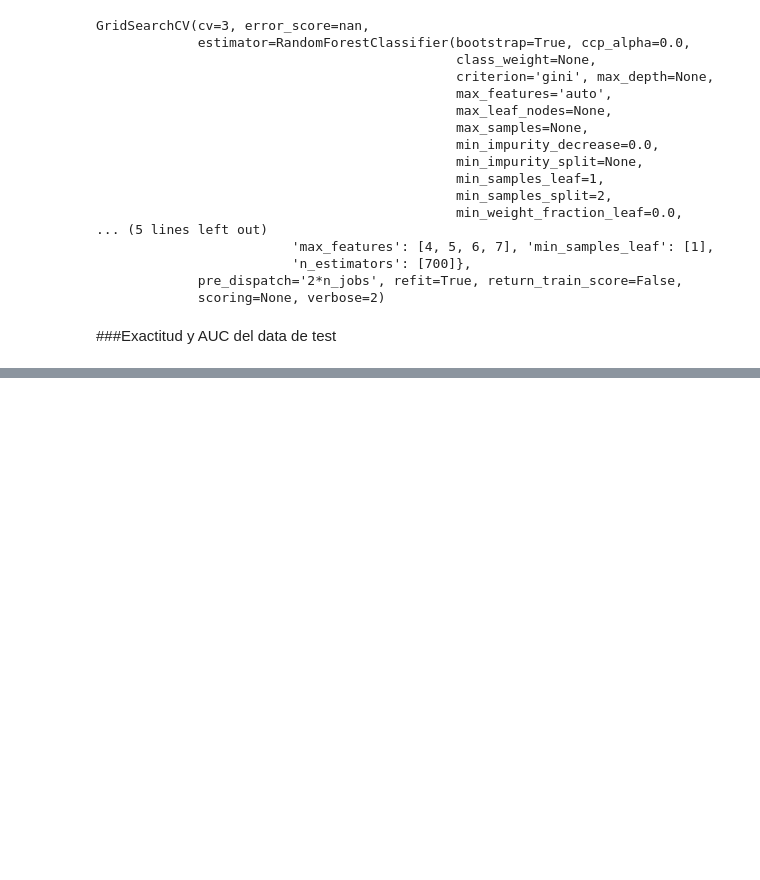
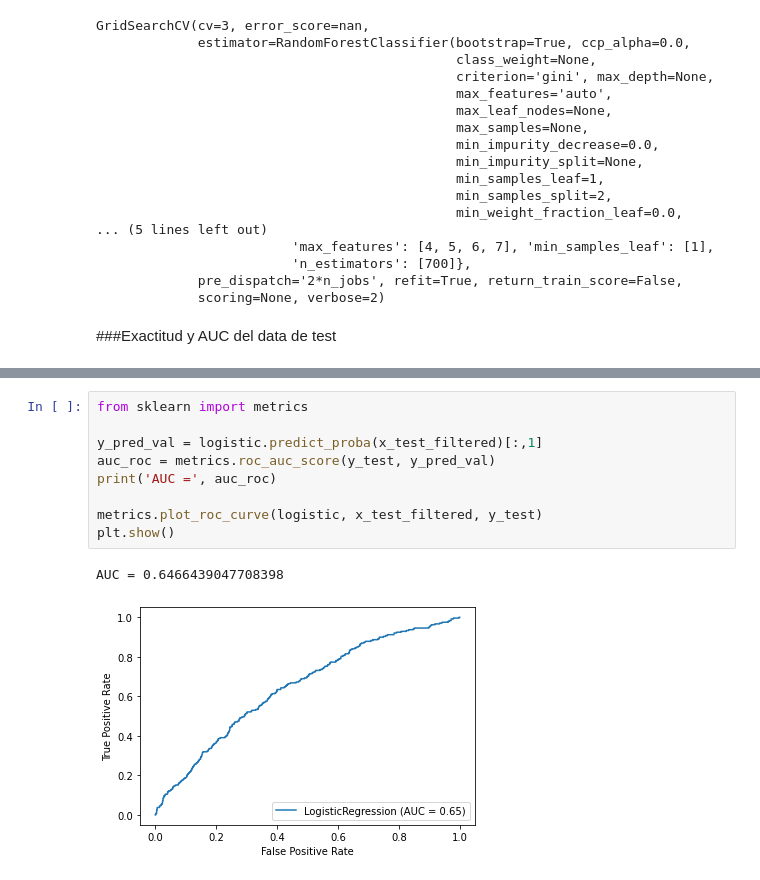
Before and after one commit to GRUPO-I/coil-2000, a Jupyter notebook: Copia1de_coil_2000.ipynb, the cells around one changed output, grey strips where cells are left out. Drawn from its saved outputs; the diff is of its cells as text; blank space fills up the shorter version.

```diff
--- a/Copia1de_coil_2000.ipynb
+++ b/Copia1de_coil_2000.ipynb
@@ -630,0 +719,12 @@ AUC = 0.6575903886275404
+# %%
+from sklearn import metrics
+
+y_pred_val = logistic.predict_proba(x_test_filtered)[:,1]
+auc_roc = metrics.roc_auc_score(y_test, y_pred_val)
+print('AUC =', auc_roc)
+
+metrics.plot_roc_curve(logistic, x_test_filtered, y_test)
+plt.show()
+# %% [output]
+AUC = 0.6466439047708398
+[figure, added]
```
Also changed, not shown: parts of 27 cells of this notebook.
